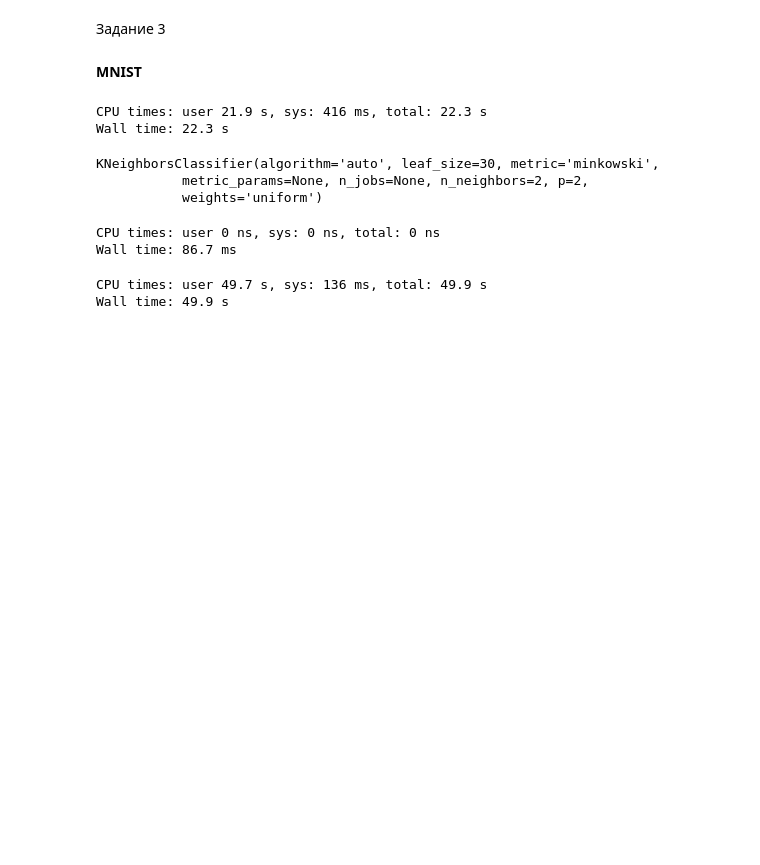
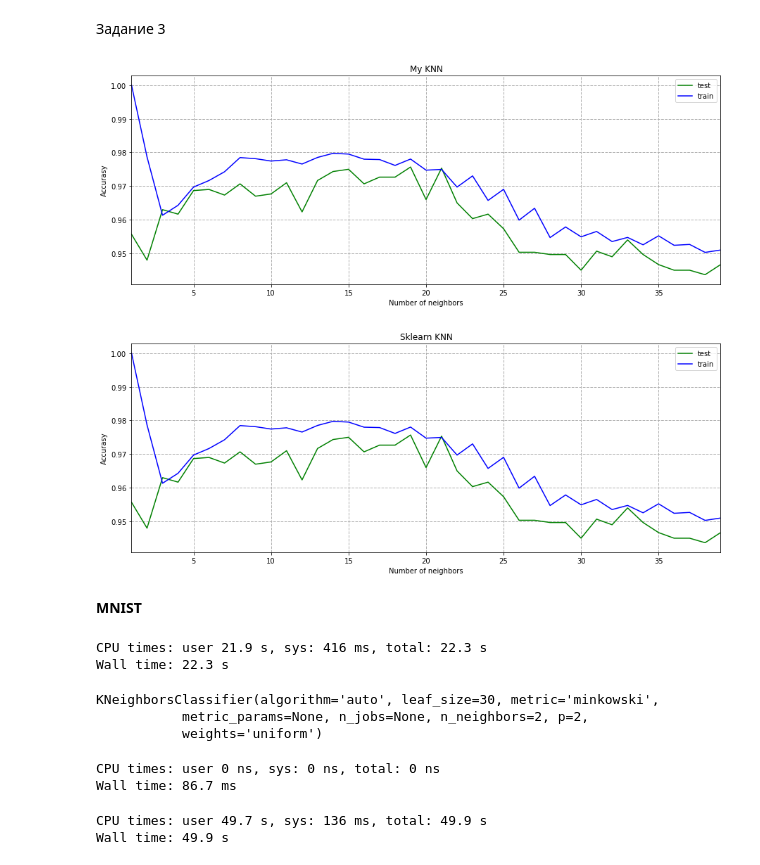
Before and after one commit to Bukhteev/technospher, a Jupyter notebook: algorithms/hw1/bukhteev_hw1.ipynb, the cells around one changed output. Saved outputs shown, nothing was run; the diff lists cells and outputs as text; code cells hidden in the pictures; blank space fills up the shorter version.

Commit message:
add plot

```diff
--- a/algorithms/hw1/bukhteev_hw1.ipynb
+++ b/algorithms/hw1/bukhteev_hw1.ipynb
@@ -180,5 +195,72 @@ my_clf.score(X_test, y_test)
 # %% [markdown]
 Задание 3
+# %%
+n_max = 40
+test_n = 200
+my_train_score = np.zeros(n_max-1)
+my_test_score = np.zeros(n_max-1)
+train_score = np.zeros(n_max-1)
+test_score = np.zeros(n_max-1)
+x_ax = np.arange(1, n_max)
+for i in range(1, n_max):
+    my_test = []
+    my_train = []
+    test = []
+    train = []
+    for j in range(test_n):
+#make different train and test for better models
+        X_train, X_test, y_train, y_test = train_test_split(
+            iris.data, iris.target,
+            test_size=0.1, stratify=iris.target
+        )
+#my classifier
+        my_clf = MyKNeighborsClassifier(n_neighbors=i)
+        my_clf.fit(X_train, y_train)
+        my_test.append(my_clf.score(X_test, y_test))
+        my_train.append(my_clf.score(X_train, y_train))
+# sklearn
+        clf = KNeighborsClassifier(n_neighbors=i)
+        clf.fit(X_train, y_train)
+        test.append(clf.score(X_test, y_test))
+        train.append(clf.score(X_train, y_train))
+
+# my classifier
+    my_train_score[i-1] = np.mean(my_train)
+    my_test_score[i-1] = np.mean(my_test)
+# sklearn
+    train_score[i-1] = np.mean(my_train)
+    test_score[i-1] = np.mean(my_test)
+
+# plots
+plt.figure(figsize=(15, 12))
+
+# my classifier
+plt.subplot(2, 1, 1)
+plt.xlim(1, n_max-1)
+plt.title("My KNN")
+plt.plot(np.arange(1, n_max), my_test_score, label="test", color="green")
+plt.plot(np.arange(1, n_max), my_train_score, label="train", color="blue")
+plt.xlabel('Number of neighbors')
+plt.ylabel('Accurasy')
+plt.legend()
+plt.grid(linestyle='--', linewidth=1)
+plt.show()
+
+plt.figure(figsize=(15, 12))
+
+plt.subplot(2, 1, 2)
+plt.xlim(1, n_max-1)
+plt.title("Sklearn KNN")
+plt.plot(np.arange(1, n_max), test_score, label="test", color="green")
+plt.plot(np.arange(1, n_max), train_score, label="train", color="blue")
+plt.xlabel('Number of neighbors')
+plt.ylabel('Accurasy')
+plt.legend()
+plt.grid(linestyle='--', linewidth=1)
+plt.show()
+# %% [output]
+[figure, added]
+[figure, added]
 # %% [markdown]
 **MNIST**
 # %%
```
Also changed, not shown: parts of 9 cells of this notebook.
